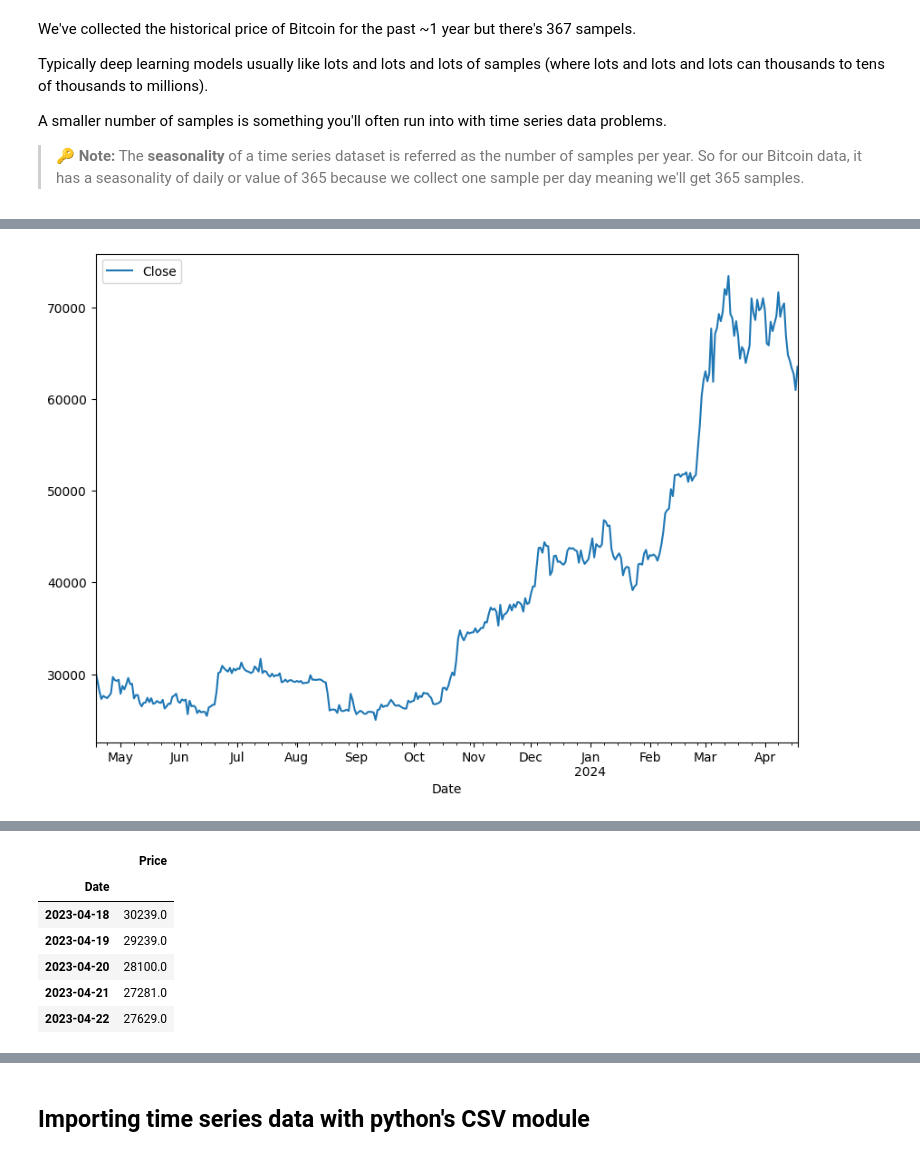
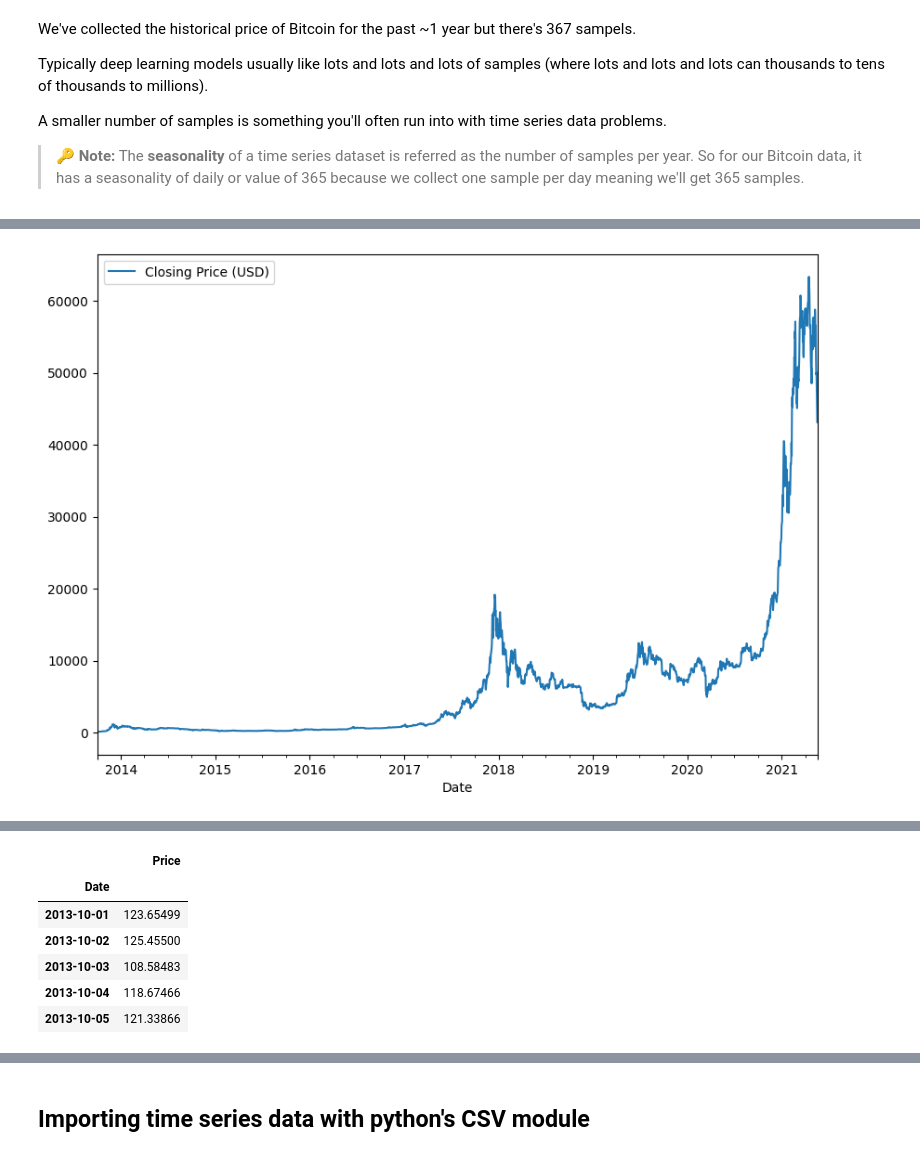
Before and after one commit to Khey17/100-Days-Of-ML-Code, a Jupyter notebook: Learn-TensorFlow/Time_Series_Forecasting_with_TensorFlow.ipynb, the cells around one changed output, grey strips where cells are left out. Cells and saved outputs as stored; diff of their text form; code cells hidden in the pictures.

```diff
--- a/Learn-TensorFlow/Time_Series_Forecasting_with_TensorFlow.ipynb
+++ b/Learn-TensorFlow/Time_Series_Forecasting_with_TensorFlow.ipynb
@@ -32,7 +32,7 @@ import pandas as pd
 import numpy as np
 import matplotlib.pyplot as plt
 # %%
-df = pd.read_csv('/content/Download Data - CRYPTOCURRENCY_US_COINDESK_BTCUSD.csv',
+df = pd.read_csv('/content/BTC_USD_2013-10-01_2021-05-18-CoinDesk.csv',
                  parse_dates=['Date'], index_col=['Date'])
 df.head()
 # %% [output]
@@ -96,5 +96,0 @@ df.head()
-# %%
-for col in list(df.columns):
-  df[col] = df[col].astype(float)
-
-df.info()
@@ -113,20 +112,20 @@ memory usage: 14.3 KB
 # %%
 # plot Month Vs Closing Price
-df.plot(y='Close', figsize=(10, 7))
+df.plot(y='Closing Price (USD)', figsize=(10, 7))
 plt.show()
 # %% [output]
-[figure, old version]
+[figure, new version]
 # %% [markdown]
 ![image.png](embedded-picture-1)
 # %%
 # Only want closing price for each day
-bitcoin_prices = pd.DataFrame(df['Close']).rename(columns={'Close': 'Price'})
+bitcoin_prices = pd.DataFrame(df['Closing Price (USD)']).rename(columns={'Closing Price (USD)': 'Price'})
 bitcoin_prices.head()
 # %% [output]
 |  | Price |
 | Date |  |
-| 2023-04-18 | 30239.0 |
-| 2023-04-19 | 29239.0 |
-| 2023-04-20 | 28100.0 |
-| 2023-04-21 | 27281.0 |
-| 2023-04-22 | 27629.0 |
+| 2013-10-01 | 123.65499 |
+| 2013-10-02 | 125.45500 |
+| 2013-10-03 | 108.58483 |
+| 2013-10-04 | 118.67466 |
+| 2013-10-05 | 121.33866 |
```
Also changed, not shown: parts of 81 cells of this notebook.
